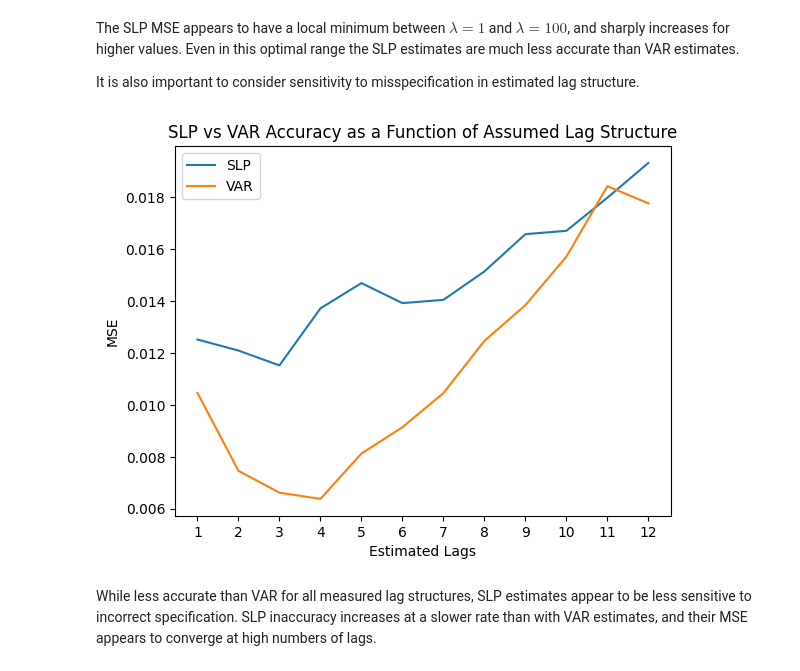
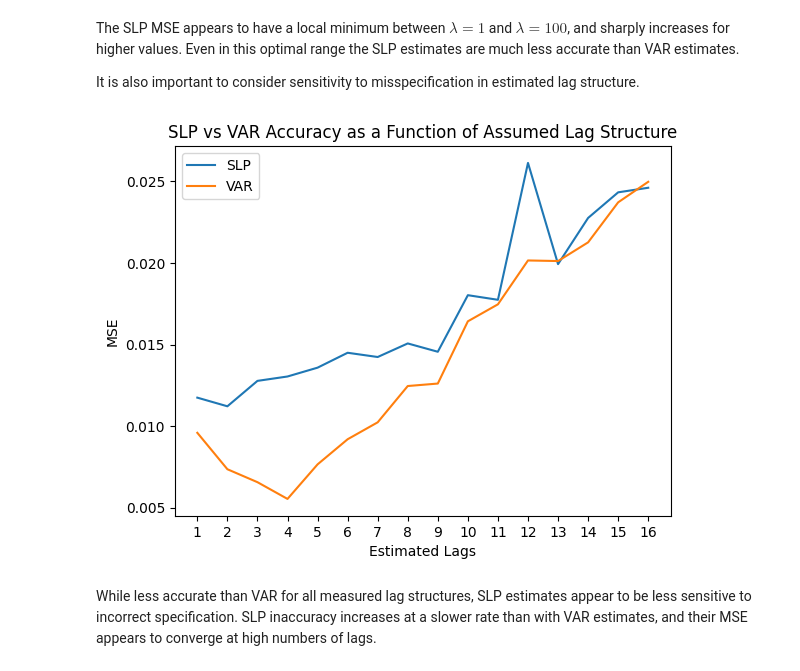
Before and after one commit to matt-dot-k/econ-622-project, a Jupyter notebook: example_notebooks/VAR_simul.ipynb, the cells around one changed output. Drawn from its saved outputs; the diff is of its cells as text; code cells hidden in the pictures.

```diff
--- a/example_notebooks/VAR_simul.ipynb
+++ b/example_notebooks/VAR_simul.ipynb
@@ -214,43 +214,43 @@ It is also important to consider sensitivity to misspecification in estimated la
 # %%
 # Evaluating sensitivity to assumed lag structure
 num = 100
-rng = 12
+rng = 16
 MSE_diff = np.zeros((rng,3))
 
 for i in range(rng):
-    lags = i+1 # sigma_obs from 0.0125 to 0.25 in 0.0125 increments
+    lags = i+1
     var_MSE = np.zeros(num)
     SLP_MSE = np.zeros(num)
 
     for j in range(num):
         observed_data, A = VAR_data(V,O,T)
         true_irf = true(V,O,q,A)
 
         var_mod = VAR(observed_data)
         var_fit = var_mod.fit(lags)
         var_irfs = var_fit.irf(periods=q).irfs
         var_beta = pd.DataFrame(var_irfs[:,:,2])
 
         LP_mod = SmoothLocalProjections(observed_data, "var3", None, True, lags, q)
         SLP_beta = pd.DataFrame(LP_mod.SLP().beta)
 
         var_MSE[j] = np.mean((true_irf.values - var_beta.values)**2)
         SLP_MSE[j] = np.mean((true_irf.values - SLP_beta.values)**2)
 
     MSE_diff[i,0] = np.mean(SLP_MSE)
     MSE_diff[i,1] = np.mean(var_MSE)
     MSE_diff[i,2] = lags
 
 MSE_diff = pd.DataFrame(MSE_diff)
 
 plt.plot(MSE_diff[2], MSE_diff.drop(columns=2))
 plt.xlabel("Estimated Lags")
 plt.ylabel("MSE")
 plt.title("SLP vs VAR Accuracy as a Function of Assumed Lag Structure")
 plt.legend(["SLP", "VAR"])
 plt.xticks(MSE_diff[2])
 plt.show()
 # %% [output]
-[figure, old version]
+[figure, new version]
 # %% [markdown]
 While less accurate than VAR for all measured lag structures, SLP estimates appear to be less sensitive to incorrect specification. SLP inaccuracy increases at a slower rate than with VAR estimates, and their MSE appears to converge at high numbers of lags.
```
Also changed, not shown: parts of 7 cells of this notebook, 2 other files.
